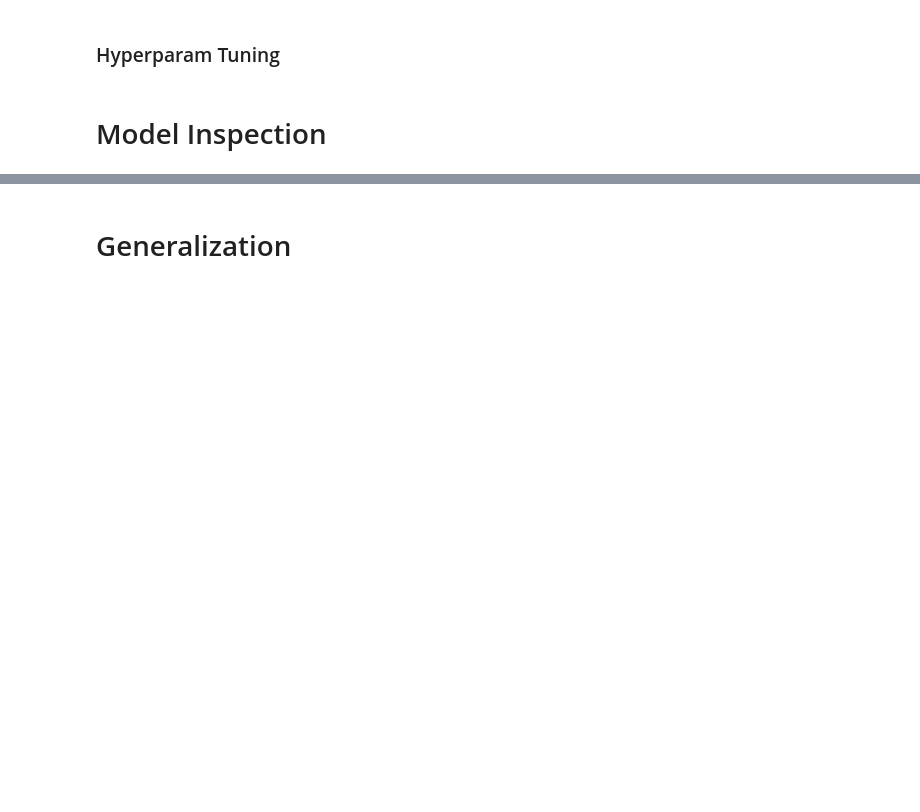
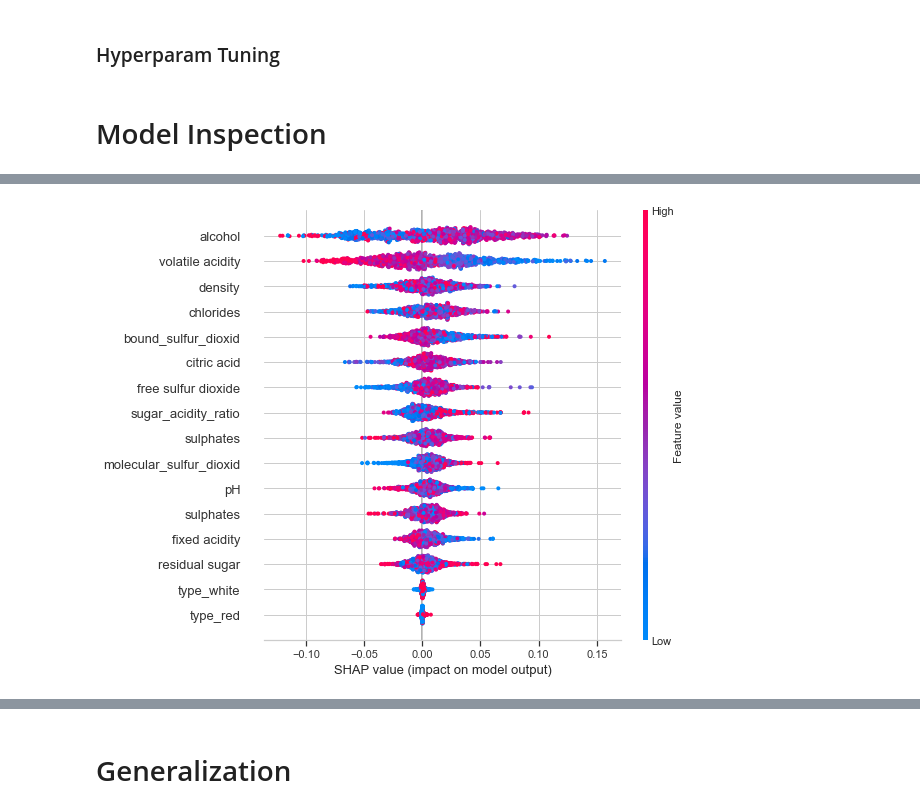
Before and after one commit to roma-glushko/kaggle-wine-quality, a Jupyter notebook: model.ipynb, the cells around one changed output, grey strips where cells are left out. Cells and saved outputs as stored; diff of their text form; code cells hidden in the pictures; blank space fills up the shorter version.

```diff
--- a/model.ipynb
+++ b/model.ipynb
@@ -573,0 +632,4 @@ features_list
+# %%
+shap.summary_plot(shap_values[1], X_test_transformed)
+# %% [output]
+[figure, added]
```
Also changed, not shown: parts of 27 cells of this notebook, 2 other files.
